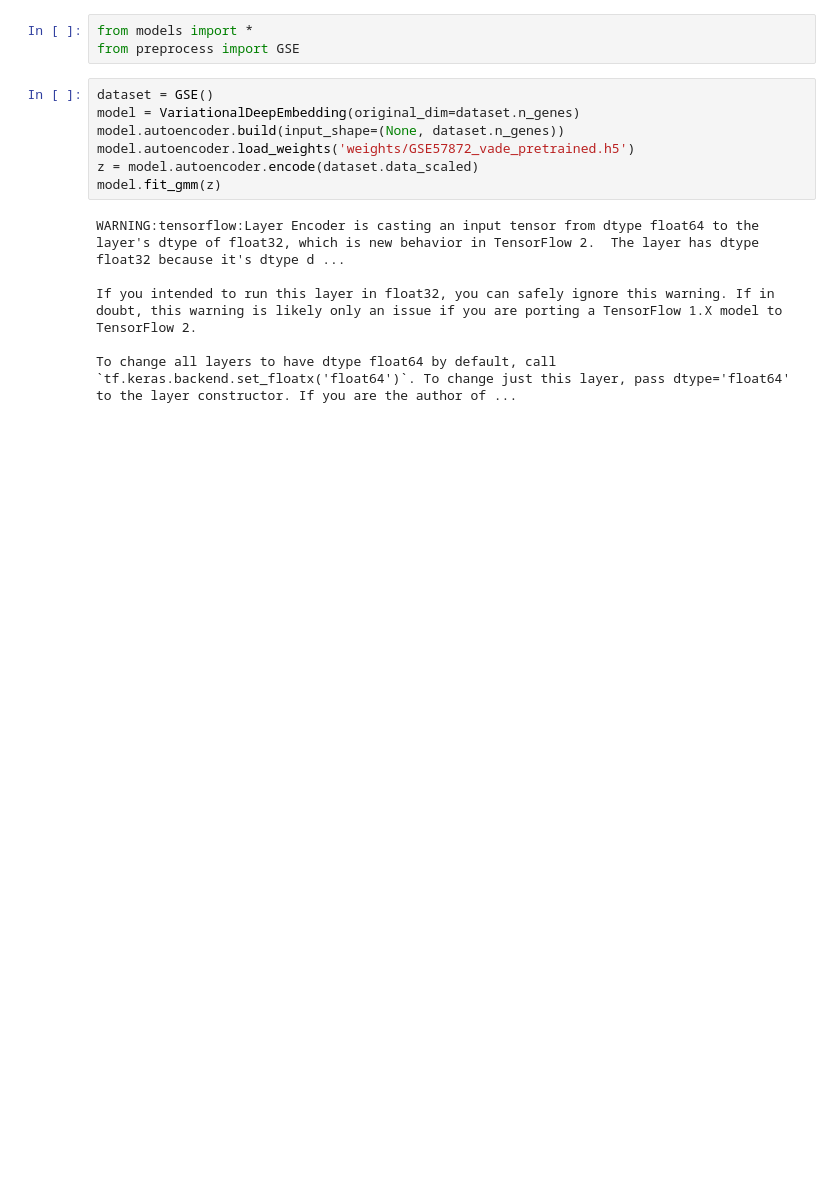
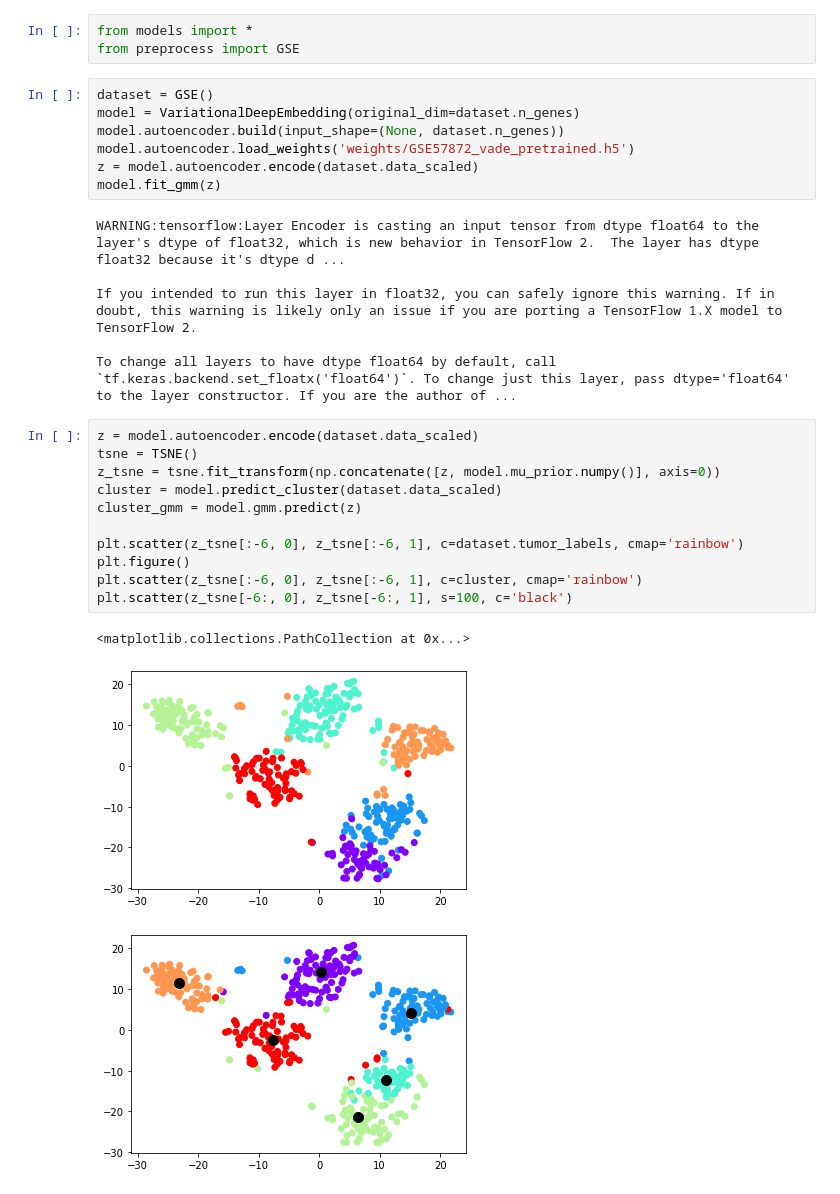
Before and after one commit to scespinoza/sc-autoencoders, a Jupyter notebook: Untitled.ipynb, the cells around one changed output. Saved outputs shown, nothing was run; the diff lists cells and outputs as text; blank space fills up the shorter version.

```diff
--- a/Untitled.ipynb
+++ b/Untitled.ipynb
@@ -14,3 +14,18 @@ WARNING:tensorflow:Layer Encoder is casting an input tensor from dtype float64 t
 If you intended to run this layer in float32, you can safely ignore this warning. If in doubt, this warning is likely only an issue if you are porting a TensorFlow 1.X model to TensorFlow 2.
 
 To change all layers to have dtype float64 by default, call `tf.keras.backend.set_floatx('float64')`. To change just this layer, pass dtype='float64' to the layer constructor. If you are the author of ...
+# %%
+z = model.autoencoder.encode(dataset.data_scaled)
+tsne = TSNE()
+z_tsne = tsne.fit_transform(np.concatenate([z, model.mu_prior.numpy()], axis=0))
+cluster = model.predict_cluster(dataset.data_scaled)
+cluster_gmm = model.gmm.predict(z)
+
+plt.scatter(z_tsne[:-6, 0], z_tsne[:-6, 1], c=dataset.tumor_labels, cmap='rainbow')
+plt.figure()
+plt.scatter(z_tsne[:-6, 0], z_tsne[:-6, 1], c=cluster, cmap='rainbow')
+plt.scatter(z_tsne[-6:, 0], z_tsne[-6:, 1], s=100, c='black')
+# %% [output]
+<matplotlib.collections.PathCollection at 0x...>
+[figure, added]
+[figure, added]
```
Also changed, not shown: parts of 10 cells of this notebook, 1 other file.
